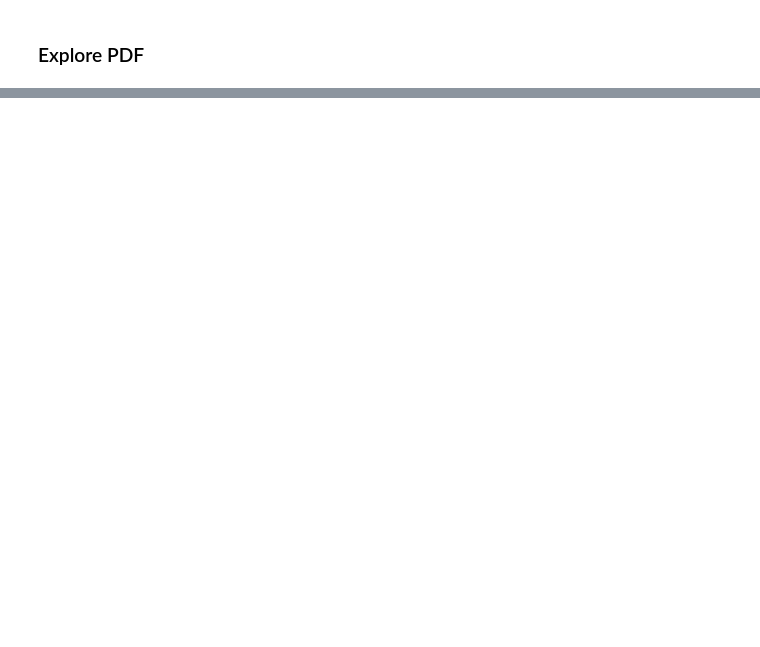
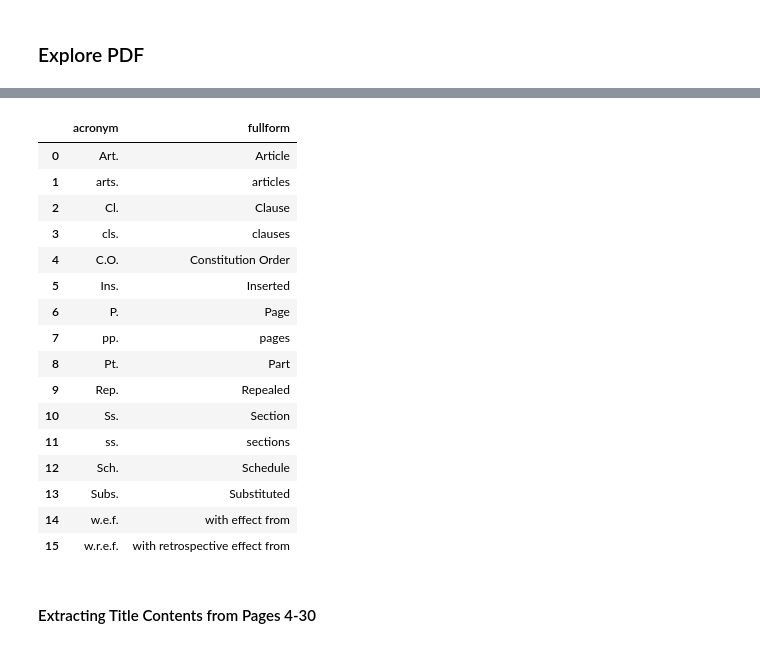
Before and after one commit to chinmayajoshi/Constitutional-Document-Analysis, a Jupyter notebook: Indian Constitution/data_exploration.ipynb, the cells around one changed output, grey strips where cells are left out. Drawn from its saved outputs; the diff is of its cells as text; code cells hidden in the pictures; blank space fills up the shorter version.

Commit message:
data exploration + abbr

```diff
--- a/Indian Constitution/data_exploration.ipynb
+++ b/Indian Constitution/data_exploration.ipynb
@@ -46,0 +88,7 @@ Downloaded the file at doc\India.pdf
+# %%
+with open(file_path, "rb") as pdf_file:
+    pdf_reader = PyPDF2.PdfReader(pdf_file)
+
+    page = pdf_reader.pages[2]
+    abbr_text = page.extract_text()
+    print(abbr_text)
@@ -46,0 +112,45 @@ Downloaded the file at doc\India.pdf
+# %%
+lines = abbr_text.split('\n')
+abbr_dict = {}
+
+# iterate over all lines w/ abbr
+for line in lines[4:-1]:
+    line = line.replace('..', '-').replace("for", "″").replace("″", '@').replace("  ", "").replace(",", "|")
+    parts = line.split('-')
+
+    # split key and value pairs
+    acronym_parts = parts[0].strip().split('|')
+    long_parts = parts[-1].replace("@", "").strip().split('|')
+    assert len(acronym_parts) == len(long_parts)
+
+    # store keys and values pairs
+    for acronym_part, long_part in zip(acronym_parts, long_parts):
+        long_part = long_part.strip()
+        if long_part[-1] == '.': long_part = long_part[:-1]
+        if long_part[0] == '.': long_part = long_part[1:]
+        abbr_dict[acronym_part.strip()]  = long_part
+
+# manually editing last entry due to extra line
+abbr_dict['w.r.e.f.'] = 'with retrospective effect from'
+del abbr_dict['from.']
+# %%
+abbr_df = pd.DataFrame(abbr_dict.items(), columns=['acronym', 'fullform'])
+abbr_df
+# %% [output]
+|  | acronym | fullform |
+| 0 | Art. | Article |
+| 1 | arts. | articles |
+| 2 | Cl. | Clause |
+| 3 | cls. | clauses |
+| 4 | C.O. | Constitution Order |
+| 5 | Ins. | Inserted |
+| 6 | P. | Page |
+| 7 | pp. | pages |
+| 8 | Pt. | Part |
+| 9 | Rep. | Repealed |
+| 10 | Ss. | Section |
+| 11 | ss. | sections |
+| 12 | Sch. | Schedule |
+| 13 | Subs. | Substituted |
+| 14 | w.e.f. | with effect from |
+| 15 | w.r.e.f. | with retrospective effect from |
@@ -46,0 +159,2 @@ Downloaded the file at doc\India.pdf
+# %% [markdown]
+#### Extracting Title Contents from Pages 4-30
```
Also changed, not shown: parts of 13 cells of this notebook, 2 other files.
